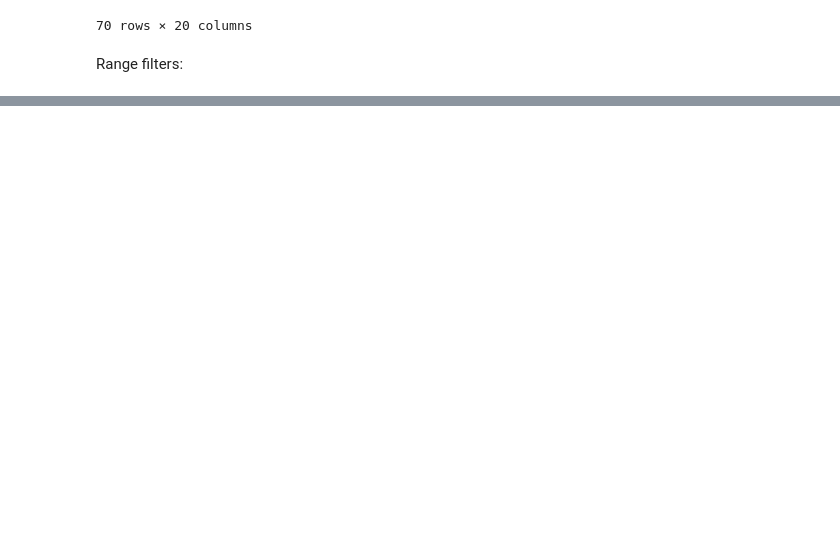
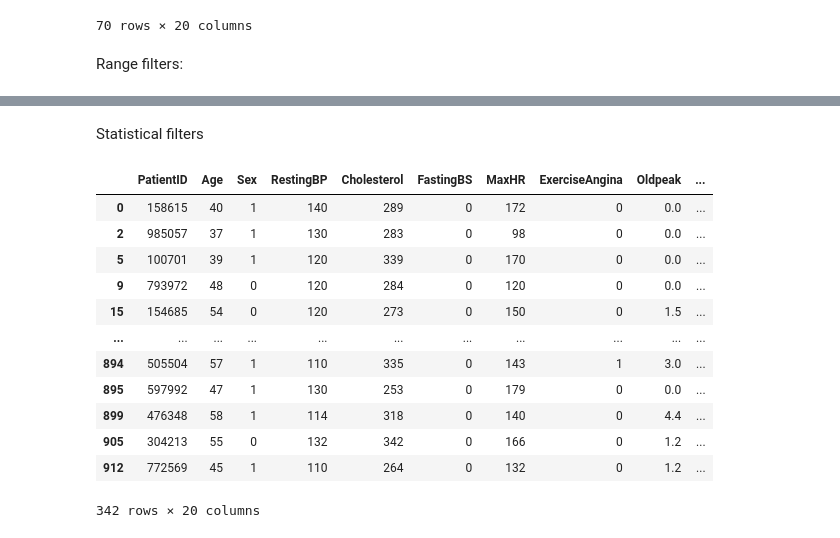
Before and after one commit to joshgitneve/heart-disease-analysis, a Jupyter notebook: heart_disease_exploration.ipynb, the cells around one changed output, grey strips where cells are left out. Saved outputs shown, nothing was run; the diff lists cells and outputs as text; code cells hidden in the pictures; blank space fills up the shorter version.

```diff
--- a/heart_disease_exploration.ipynb
+++ b/heart_disease_exploration.ipynb
@@ -571,0 +617,19 @@ df[df['Cholesterol'].between(200, 300)]
+# %% [markdown]
+Statistical filters
+# %%
+# above average cholesterol
+df[df['Cholesterol'] > df['Cholesterol'].mean()]
+# %% [output]
+|  | PatientID | Age | Sex | RestingBP | Cholesterol | FastingBS | MaxHR | ExerciseAngina | Oldpeak | ... |
+| 0 | 158615 | 40 | 1 | 140 | 289 | 0 | 172 | 0 | 0.0 | ... |
+| 2 | 985057 | 37 | 1 | 130 | 283 | 0 | 98 | 0 | 0.0 | ... |
+| 5 | 100701 | 39 | 1 | 120 | 339 | 0 | 170 | 0 | 0.0 | ... |
+| 9 | 793972 | 48 | 0 | 120 | 284 | 0 | 120 | 0 | 0.0 | ... |
+| 15 | 154685 | 54 | 0 | 120 | 273 | 0 | 150 | 0 | 1.5 | ... |
+| ... | ... | ... | ... | ... | ... | ... | ... | ... | ... | ... |
+| 894 | 505504 | 57 | 1 | 110 | 335 | 0 | 143 | 1 | 3.0 | ... |
+| 895 | 597992 | 47 | 1 | 130 | 253 | 0 | 179 | 0 | 0.0 | ... |
+| 899 | 476348 | 58 | 1 | 114 | 318 | 0 | 140 | 0 | 4.4 | ... |
+| 905 | 304213 | 55 | 0 | 132 | 342 | 0 | 166 | 0 | 1.2 | ... |
+| 912 | 772569 | 45 | 1 | 110 | 264 | 0 | 132 | 0 | 1.2 | ... |
+342 rows × 20 columns
```
Also changed, not shown: parts of 42 cells of this notebook, 7 other files.
